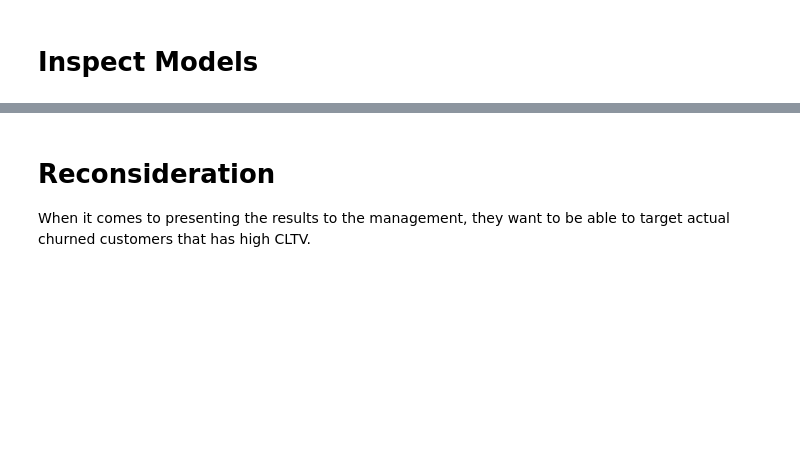
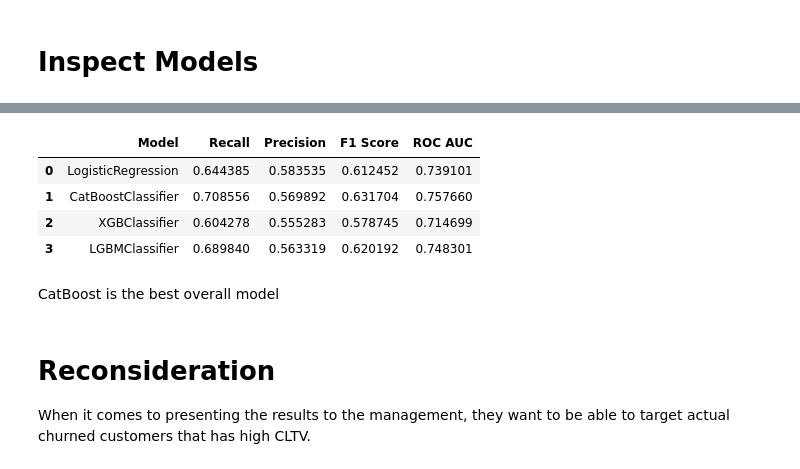
Before and after one commit to marcellinus-witarsah/data-challenge-dsw-2023, a Jupyter notebook: notebooks/03_churn_model.ipynb, the cells around one changed output, grey strips where cells are left out. Cells and saved outputs as stored; diff of their text form; code cells hidden in the pictures; blank space fills up the shorter version.

```diff
--- a/notebooks/03_churn_model.ipynb
+++ b/notebooks/03_churn_model.ipynb
@@ -1687,3 +1696,19 @@ Learning rate set to 0.025403
+# %%
+pd.DataFrame({
+    "Model": models,
+    "Recall": recalls,
+    "Precision": precisions,
+    "F1 Score": f1s,
+    "ROC AUC": roc_aucs,
+})
+# %% [output]
+|  | Model | Recall | Precision | F1 Score | ROC AUC |
+| 0 | LogisticRegression | 0.644385 | 0.583535 | 0.612452 | 0.739101 |
+| 1 | CatBoostClassifier | 0.708556 | 0.569892 | 0.631704 | 0.757660 |
+| 2 | XGBClassifier | 0.604278 | 0.555283 | 0.578745 | 0.714699 |
+| 3 | LGBMClassifier | 0.689840 | 0.563319 | 0.620192 | 0.748301 |
+# %% [markdown]
+CatBoost is the best overall model
 # %% [markdown]
 # Reconsideration
 When it comes to presenting the results to the management, they want to be able to target actual churned customers that has high CLTV.
```
Also changed, not shown: parts of 7 cells of this notebook, 3 other files.
